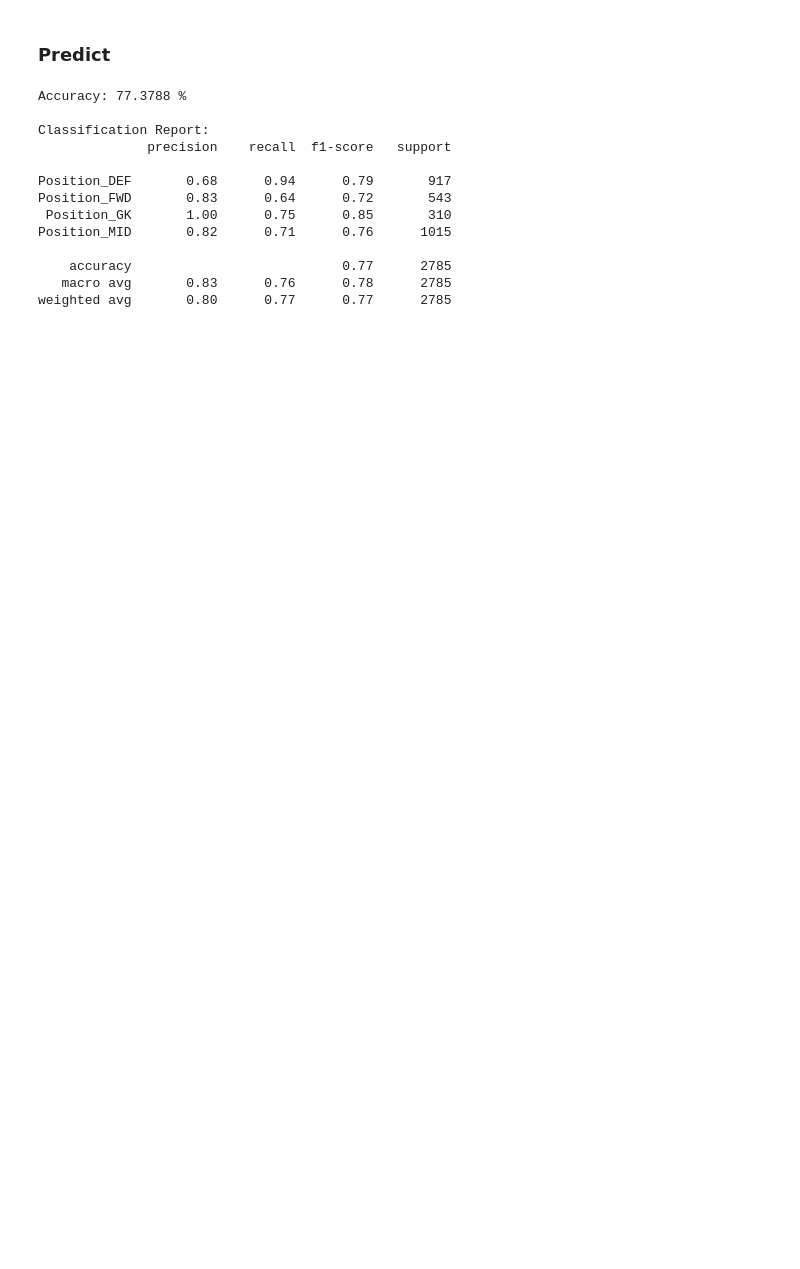
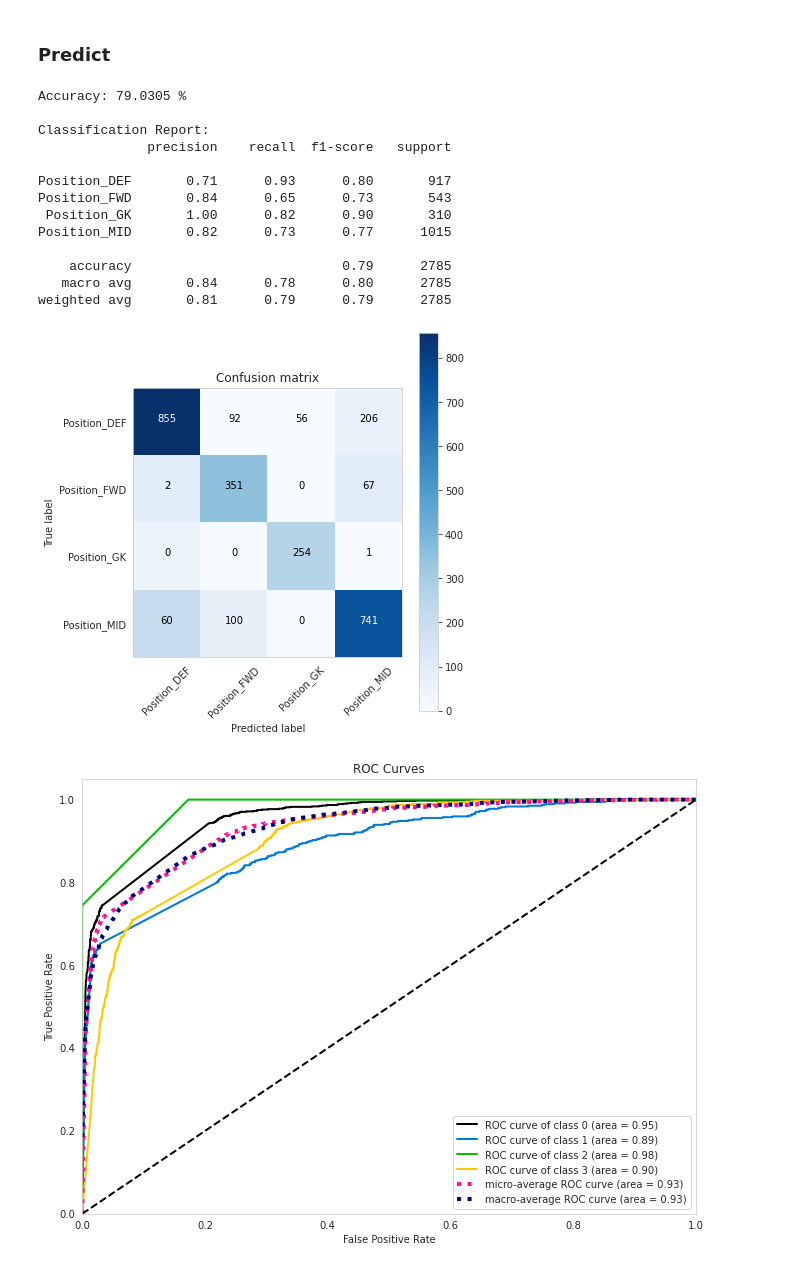
Before and after one commit to adrianmarino/datitos, a Jupyter notebook: tp2/tp2.ipynb, the cells around one changed output. Saved outputs shown, nothing was run; the diff lists cells and outputs as text; code cells hidden in the pictures; blank space fills up the shorter version.

```diff
--- a/tp2/tp2.ipynb
+++ b/tp2/tp2.ipynb
@@ -137,21 +137,24 @@ model.fit(
 # %% [markdown]
 ### Predict
 # %%
-y_true = pd.DataFrame({ 'y_true': np.argmax(y_val.values, axis=1)})
-y_pred = pd.DataFrame({ 'y_pred': model.predict(X_val)})
+y_true       = pd.DataFrame({ 'y_true': np.argmax(y_val.values, axis=1)})
+y_pred       = pd.DataFrame({ 'y_pred': model.predict(X_val)})
+y_pred_proba = model.predict_proba(X_val)
 # %%
-show_summary(y_true, y_pred, labels=list(y_val.columns.values))
+show_summary(y_true, y_pred, y_pred_proba, labels=list(y_val.columns.values))
 # %% [output]
-Accuracy: 77.3788 %
+Accuracy: 79.0305 %
 
 Classification Report:
               precision    recall  f1-score   support
 
-Position_DEF       0.68      0.94      0.79       917
-Position_FWD       0.83      0.64      0.72       543
- Position_GK       1.00      0.75      0.85       310
-Position_MID       0.82      0.71      0.76      1015
+Position_DEF       0.71      0.93      0.80       917
+Position_FWD       0.84      0.65      0.73       543
+ Position_GK       1.00      0.82      0.90       310
+Position_MID       0.82      0.73      0.77      1015
 
-    accuracy                           0.77      2785
-   macro avg       0.83      0.76      0.78      2785
-weighted avg       0.80      0.77      0.77      2785
+    accuracy                           0.79      2785
+   macro avg       0.84      0.78      0.80      2785
+weighted avg       0.81      0.79      0.79      2785
+[figure, added]
+[figure, added]
```
Also changed, not shown: parts of 2 cells of this notebook, 4 other files.
